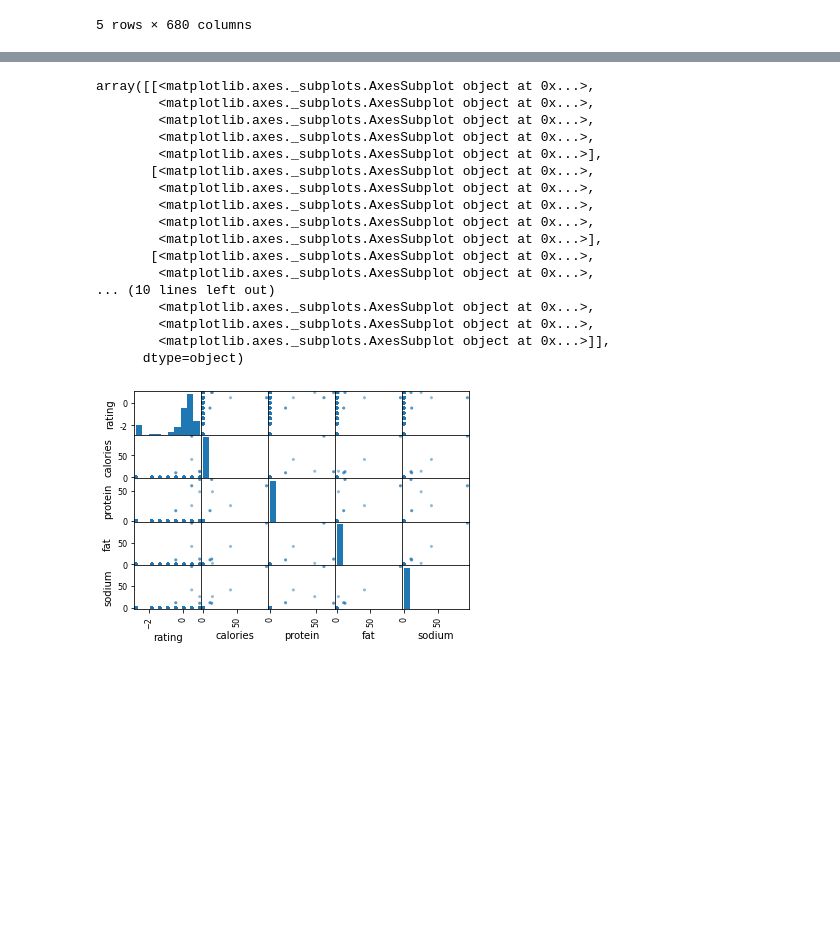
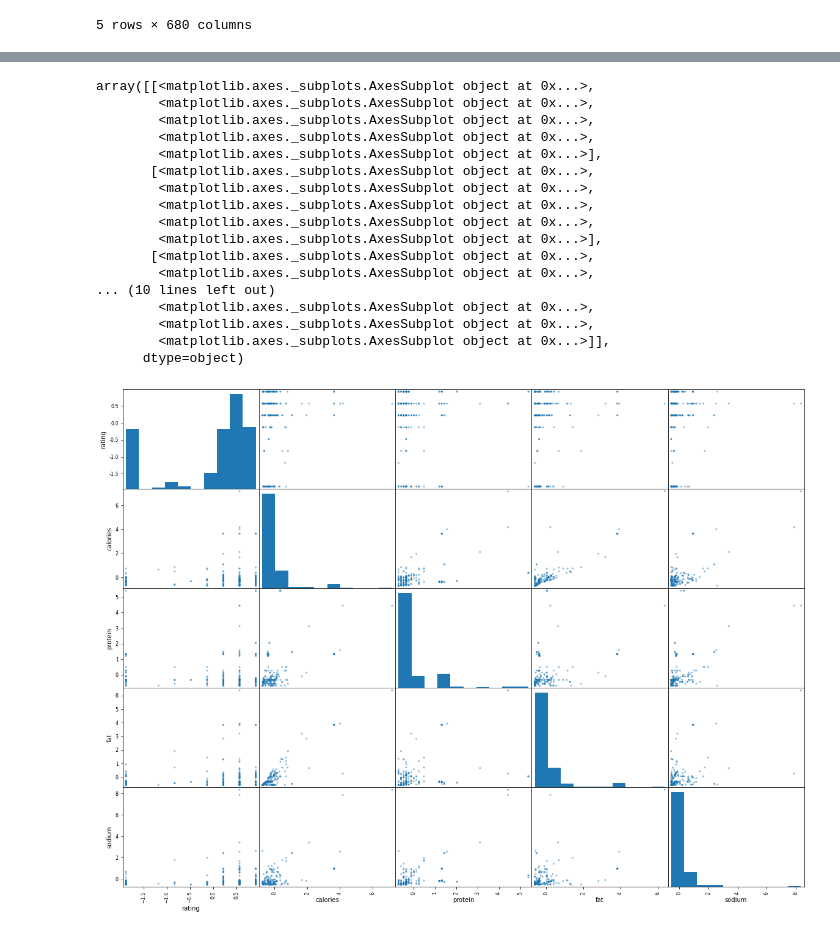
Before and after one commit to robd123/AML, a Jupyter notebook: Project2.ipynb, the cells around one changed output, grey strips where cells are left out. Saved outputs shown, nothing was run; the diff lists cells and outputs as text; code cells hidden in the pictures; blank space fills up the shorter version.

```diff
--- a/Project2.ipynb
+++ b/Project2.ipynb
@@ -24,4 +24,20 @@ food.head()
 | 3 | Mahi-Mahi in Tomato Olive Sauce | 5.000 | NaN | NaN | NaN | NaN | 0.0 | 0.0 | 0.0 | ... |
 | 4 | Spinach Noodle Casserole | 3.125 | 547.0 | 20.0 | 32.0 | 452.0 | 0.0 | 0.0 | 0.0 | ... |
 5 rows × 680 columns
+# %%
+from sklearn.pipeline import Pipeline
+from sklearn.preprocessing import StandardScaler
+from sklearn.impute import SimpleImputer
+
+food_pipeline = Pipeline([
+        ('imputer', SimpleImputer(strategy="median")),
+        ('std_scaler', StandardScaler()),
+    ])
+
+food = food.loc[food.title.duplicated(keep='first'), :]
+
+food_data = food[['rating', 'calories', 'protein', 'fat', 'sodium']]
+
+food_tr = food_pipeline.fit_transform(food_data)
+food_scaled = pd.DataFrame(food_tr, columns=['rating', 'calories', 'protein', 'fat', 'sodium'])
 # %%
@@ -60,24 +87,24 @@ Name: rating, dtype: float64
 # %%
 from pandas.plotting import scatter_matrix
 
 attributes = ['rating', 'calories', 'protein', 'fat', 'sodium']
-scatter_matrix(food_df[attributes])
+scatter_matrix(food_scaled[attributes], figsize=(20,15))
 # %% [output]
 array([[<matplotlib.axes._subplots.AxesSubplot object at 0x...>,
         <matplotlib.axes._subplots.AxesSubplot object at 0x...>,
         <matplotlib.axes._subplots.AxesSubplot object at 0x...>,
         <matplotlib.axes._subplots.AxesSubplot object at 0x...>,
         <matplotlib.axes._subplots.AxesSubplot object at 0x...>],
        [<matplotlib.axes._subplots.AxesSubplot object at 0x...>,
         <matplotlib.axes._subplots.AxesSubplot object at 0x...>,
         <matplotlib.axes._subplots.AxesSubplot object at 0x...>,
         <matplotlib.axes._subplots.AxesSubplot object at 0x...>,
         <matplotlib.axes._subplots.AxesSubplot object at 0x...>],
        [<matplotlib.axes._subplots.AxesSubplot object at 0x...>,
         <matplotlib.axes._subplots.AxesSubplot object at 0x...>,
 ... (10 lines left out)
         <matplotlib.axes._subplots.AxesSubplot object at 0x...>,
         <matplotlib.axes._subplots.AxesSubplot object at 0x...>,
         <matplotlib.axes._subplots.AxesSubplot object at 0x...>]],
       dtype=object)
-[figure, old version]
+[figure, new version]
```
Also changed, not shown: parts of 5 cells of this notebook.
